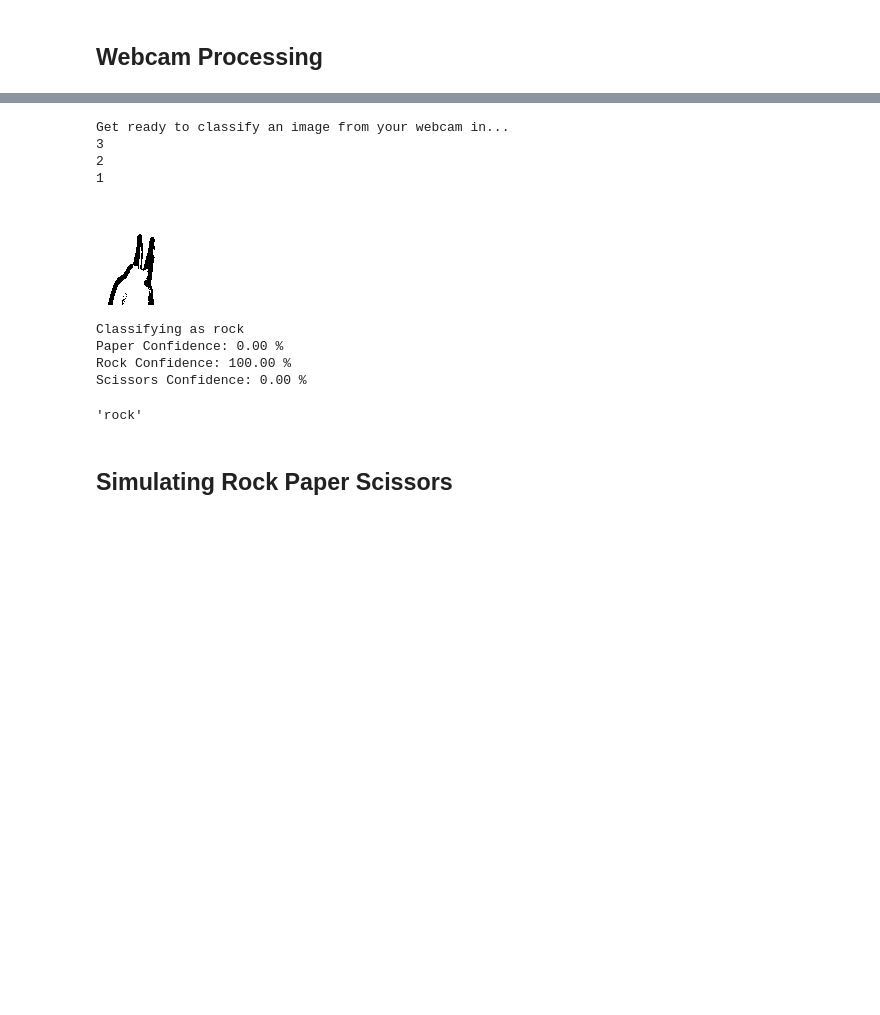
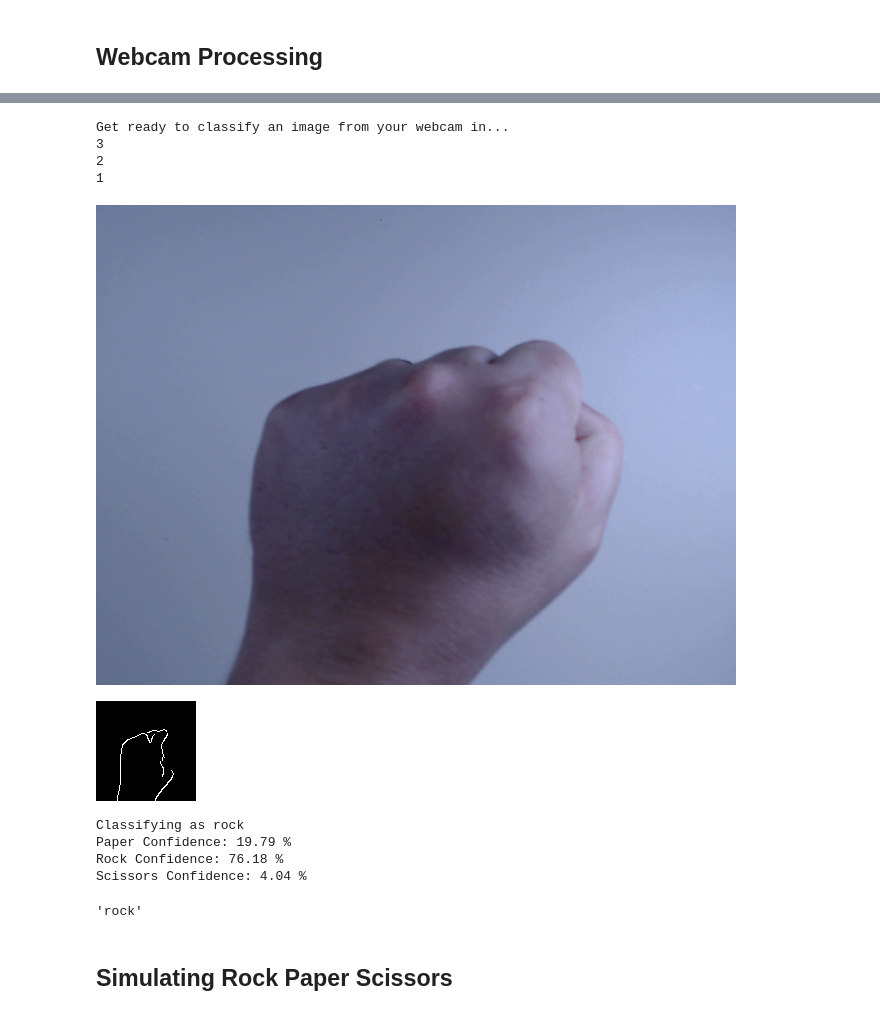
Before and after one commit to IntegerMan/PythonRockPaperScissors, a Jupyter notebook: FinalProject - Matt Eland.ipynb, the cells around one changed output, grey strips where cells are left out. Drawn from its saved outputs; the diff is of its cells as text; code cells hidden in the pictures; blank space fills up the shorter version.

```diff
--- a/FinalProject - Matt Eland.ipynb
+++ b/FinalProject - Matt Eland.ipynb
@@ -104,23 +98,18 @@ def process_image(image):
     # Resize the image to a standard size
     image = cv2.resize(image, (100, 100))
 
+    # Normalize image values
+    image = cv2.normalize(image, None, alpha=0, beta=255, norm_type=cv2.NORM_MINMAX)
+
     # Remove background noise
     image = cv2.fastNlMeansDenoising(image, None, 10, 7, 21)
 
-    # Suppress non-maximum edges
-    #image = cv2.morphologyEx(image, cv2.MORPH_CLOSE, np.ones((5, 5), np.uint8))
-
-    #image = cv2.medianBlur(image, 5)
-    #image = cv2.bilateralFilter(image, 9, 75, 75)
-    #image = cv2.equalizeHist(image)
-
+    # Smooth out features and minimize internal lines
+    image = cv2.morphologyEx(image, cv2.MORPH_CLOSE, np.ones((5, 5), np.uint8))
+    image = cv2.medianBlur(image, 5)
 
     # Detect edges with thick lines
     image = cv2.Canny(image, 100, 200)
-
-    # Increase the thickness of the edges
-    image = cv2.dilate(image, np.ones((3, 3), np.uint8), iterations=1)
-    #image = cv2.GaussianBlur(image, (5, 5), 0)
 
     return image
 
@@ -287,7 +276,7 @@ def find_best_model_with_grid_search(model, folds=2):
     return grid_search.best_estimator_
 # %%
 # This will take several, but if you want to do it, it may improve the model
-should_use_grid_search = True
+should_use_grid_search = False
 
 if should_use_grid_search:
     folds = 2
@@ -335,11 +324,11 @@ def predict_image(image):
 
 def classify_image(image):
     # Process the image into a standardized form
-    image = process_image(image)
-    display_image(image)
+    im2 = process_image(image)
+    display_image(im2)
 
     # Generate predictions and probabilities
-    label, confidences = predict_image(image)
+    label, confidences = predict_image(im2)
     display_prediction(label, confidences)
     return label
 
@@ -441,17 +432,20 @@ def countdown(seconds):
 # %%
 print('Get ready to classify an image from your webcam in...')
 countdown(3)
-classify_image(get_image_from_camera())
+img = get_image_from_camera()
+display_image(img)
+classify_image(img)
 # %% [output]
 Get ready to classify an image from your webcam in...
 3
 2
 1
-[figure, old version]
+[figure, new version]
+[figure, added]
 Classifying as rock
-Paper Confidence: 0.00 %
-Rock Confidence: 100.00 %
-Scissors Confidence: 0.00 %
+Paper Confidence: 19.79 %
+Rock Confidence: 76.18 %
+Scissors Confidence: 4.04 %
 'rock'
 # %% [markdown]
 ## Simulating Rock Paper Scissors
```
Also changed, not shown: parts of 28 cells of this notebook, 1 other file.
